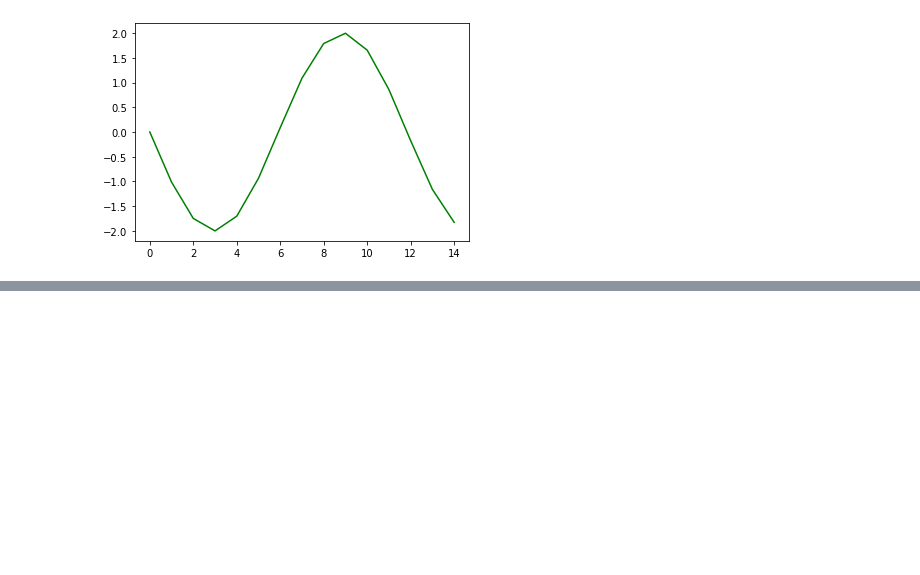
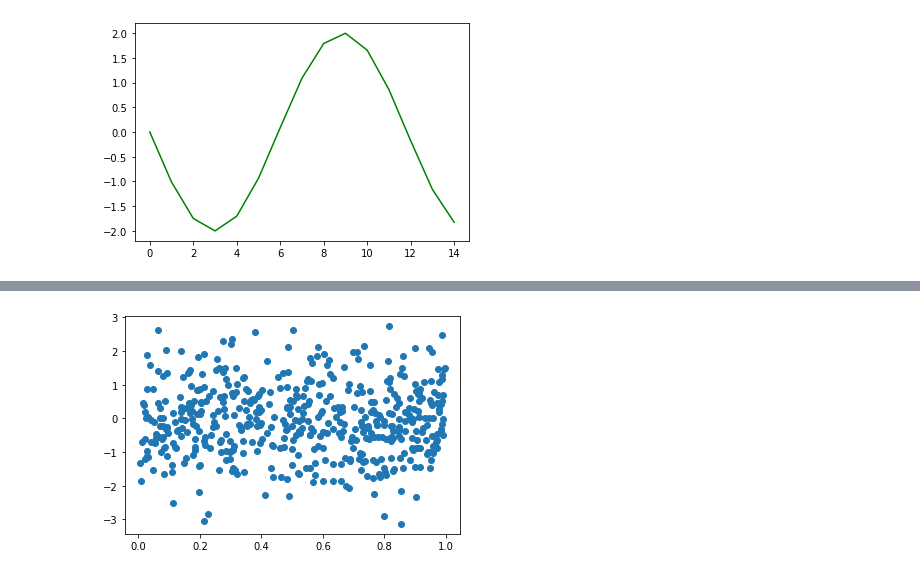
Before and after one commit to tayyabsarfraz/Introduction-to-Data-Analyst-and-Data-Science, a Jupyter notebook: Module no 02- Python for Data Scientists/03 - Data Visualization with Matplotlib and Seaborn/Lec-2.23(Introduction to Data Visualization - 00).ipynb, the cells around one changed output, grey strips where cells are left out. Cells and saved outputs as stored; diff of their text form; code cells hidden in the pictures; blank space fills up the shorter version.

```diff
--- a/Module no 02- Python for Data Scientists/03 - Data Visualization with Matplotlib and Seaborn/Lec-2.23(Introduction to Data Visualization - 00).ipynb
+++ b/Module no 02- Python for Data Scientists/03 - Data Visualization with Matplotlib and Seaborn/Lec-2.23(Introduction to Data Visualization - 00).ipynb
@@ -504,0 +568,10 @@ plt.show()
+# %%
+# let's create a  simple scatter plot
+# generate the data with random numbers
+x =np.random.rand(500)
+y = np.random.randn(500)
+
+plt.scatter(x, y)
+plt.show()
+# %% [output]
+[figure, added]
```
Also changed, not shown: parts of 38 cells of this notebook.
